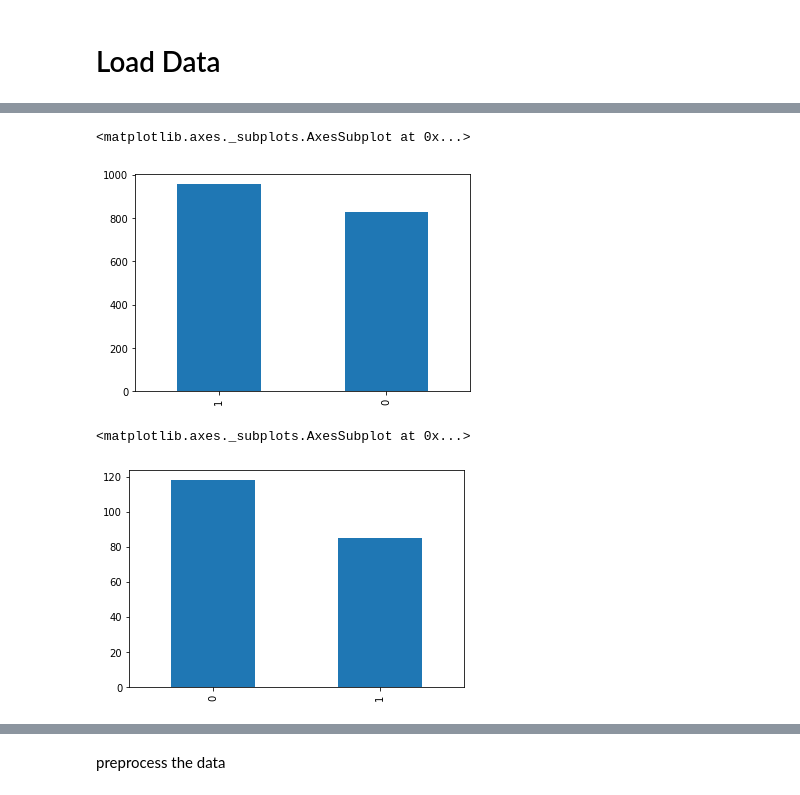
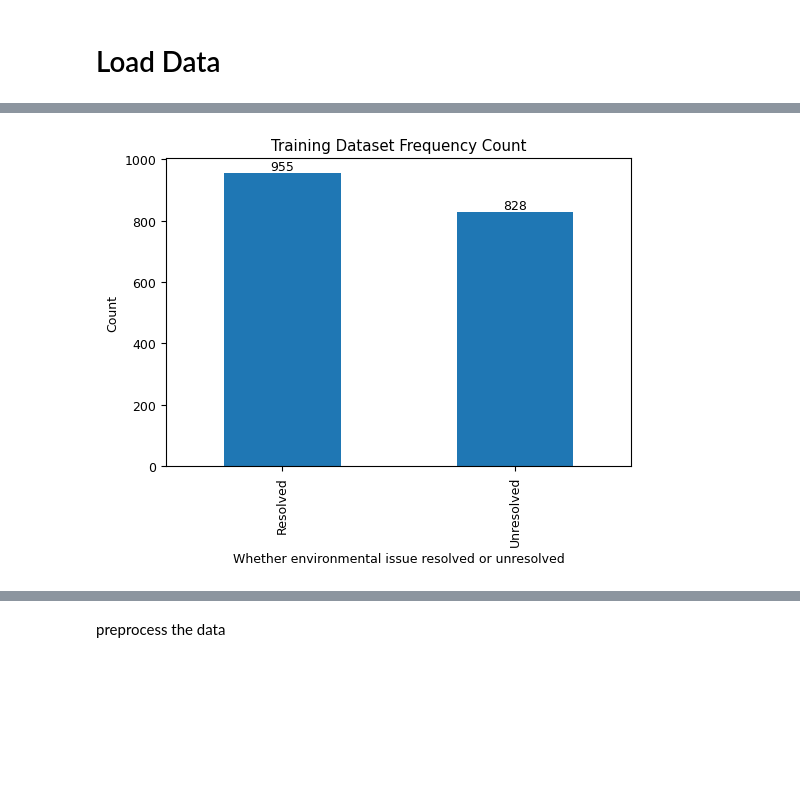
Before and after one commit to nipun-goyal/BERT-Text-Classification, a Jupyter notebook: BERT-Text-Classification.ipynb, the cells around one changed output, grey strips where cells are left out. Cells and saved outputs as stored; diff of their text form; code cells hidden in the pictures; blank space fills up the shorter version.

```diff
--- a/BERT-Text-Classification.ipynb
+++ b/BERT-Text-Classification.ipynb
@@ -66,8 +67,9 @@ tensorflow_hub version :  0.12.0
 # Set the directory to read data
 
 OUTPUT_DIR = './output'#@param {type:"string"}
-DATA_DIR = './data'
+DATA_INPUT_DIR = './data/input'
+DATA_OUTPUT_DIR = './data/output'
 print('***** Model output directory: {} *****'.format(OUTPUT_DIR))
-print('***** Data directory: {} *****'.format(DATA_DIR))
+print('***** Data directory: {} *****'.format(DATA_INPUT_DIR))
 # %% [output]
 ***** Model output directory: ./output *****
@@ -75,12 +77,12 @@ print('***** Data directory: {} *****'.format(DATA_DIR))
 # %% [markdown]
 # Load Data
 # %%
-train = pd.read_csv("{}/train.csv".format(DATA_DIR))
-test = pd.read_csv("{}/testv1.csv".format(DATA_DIR))
-val = pd.read_csv("{}/dev.csv".format(DATA_DIR))
-# Competition: 0,
-# Personal Connection: 1,
-# no label: 2
+train = pd.read_csv("{}/train.csv".format(DATA_INPUT_DIR))
+test = pd.read_csv("{}/testv1.csv".format(DATA_INPUT_DIR))
+val = pd.read_csv("{}/dev.csv".format(DATA_INPUT_DIR))
+## Labels
+# # Unresolved: 0,
+# Resolved: 1,
 # %%
 val['status_txt'] = val['status_txt'].astype(str)
 test['status_txt'] = test['status_txt'].astype(str)
@@ -125,11 +103,12 @@ train.sample(n = 10)
-# %%
-import matplotlib
-train['status_code'].value_counts().plot(kind = 'bar')
-# %% [output]
-<matplotlib.axes._subplots.AxesSubplot at 0x...>
-[figure, removed]
-# %%
-val['status_code'].value_counts().plot(kind = 'bar')
-# %% [output]
-<matplotlib.axes._subplots.AxesSubplot at 0x...>
-[figure, removed]
+# %%
+plt.figure(figsize=(6, 4))
+ax = train['status_code'].value_counts().plot(kind = 'bar')
+ax.set_title("Training Dataset Frequency Count")
+ax.set_xlabel("Whether environmental issue resolved or unresolved")
+ax.set_ylabel("Count")
+ax.set_xticklabels(('Resolved', 'Unresolved'))
+
+for bars in ax.containers:
+    ax.bar_label(bars)
+# %% [output]
+[figure, added]
```
Also changed, not shown: parts of 13 cells of this notebook, 17 other files.
